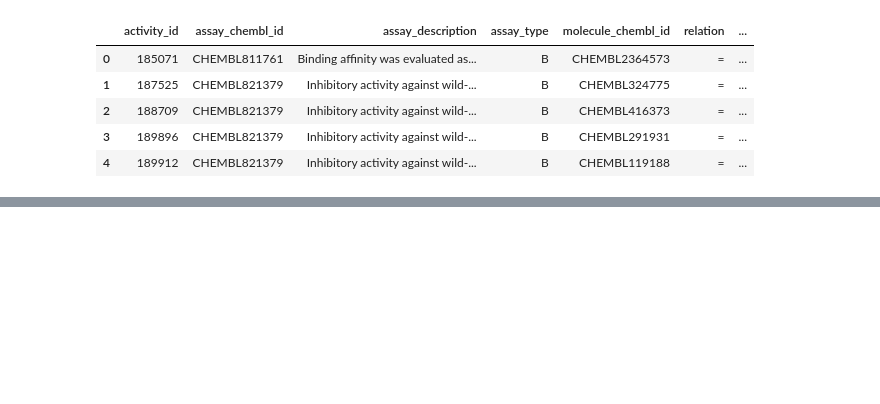
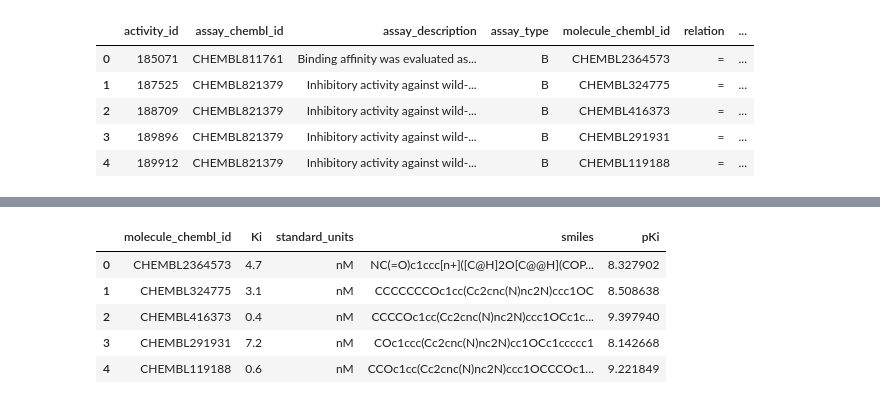
Before and after one commit to luxirio/masters, a Jupyter notebook: Ligantes_Mestrado.ipynb, the cells around one changed output, grey strips where cells are left out. Drawn from its saved outputs; the diff is of its cells as text; code cells hidden in the pictures; blank space fills up the shorter version.

```diff
--- a/Ligantes_Mestrado.ipynb
+++ b/Ligantes_Mestrado.ipynb
@@ -183,0 +352,9 @@ bioactivities_df.head()
+# %%
+output_df.head()
+# %% [output]
+|  | molecule_chembl_id | Ki | standard_units | smiles | pKi |
+| 0 | CHEMBL2364573 | 4.7 | nM | NC(=O)c1ccc[n+]([C@H]2O[C@@H](COP... | 8.327902 |
+| 1 | CHEMBL324775 | 3.1 | nM | CCCCCCCOc1cc(Cc2cnc(N)nc2N)ccc1OC | 8.508638 |
+| 2 | CHEMBL416373 | 0.4 | nM | CCCCOc1cc(Cc2cnc(N)nc2N)ccc1OCc1c... | 9.397940 |
+| 3 | CHEMBL291931 | 7.2 | nM | COc1ccc(Cc2cnc(N)nc2N)cc1OCc1ccccc1 | 8.142668 |
+| 4 | CHEMBL119188 | 0.6 | nM | CCOc1cc(Cc2cnc(N)nc2N)ccc1OCCCOc1... | 9.221849 |
```
Also changed, not shown: parts of 34 cells of this notebook.
